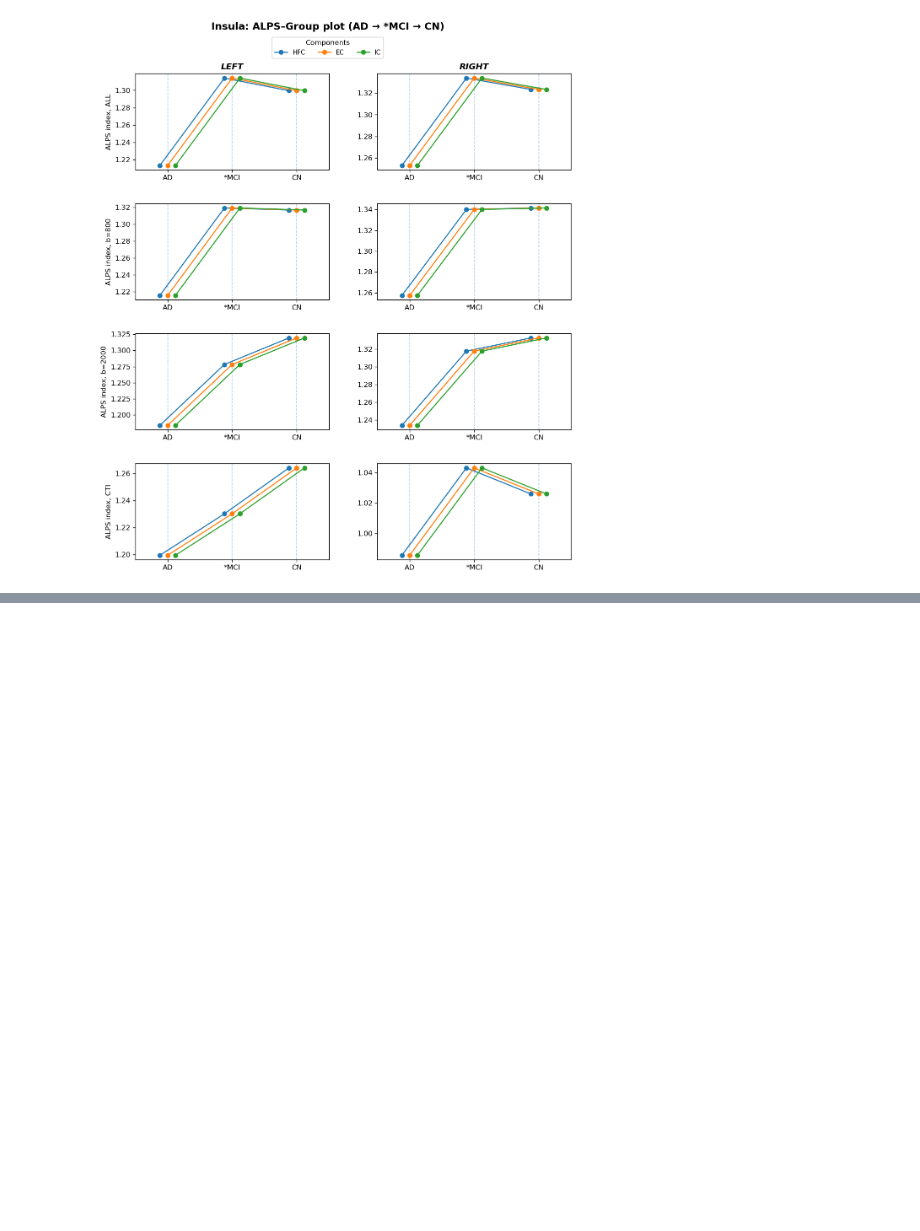
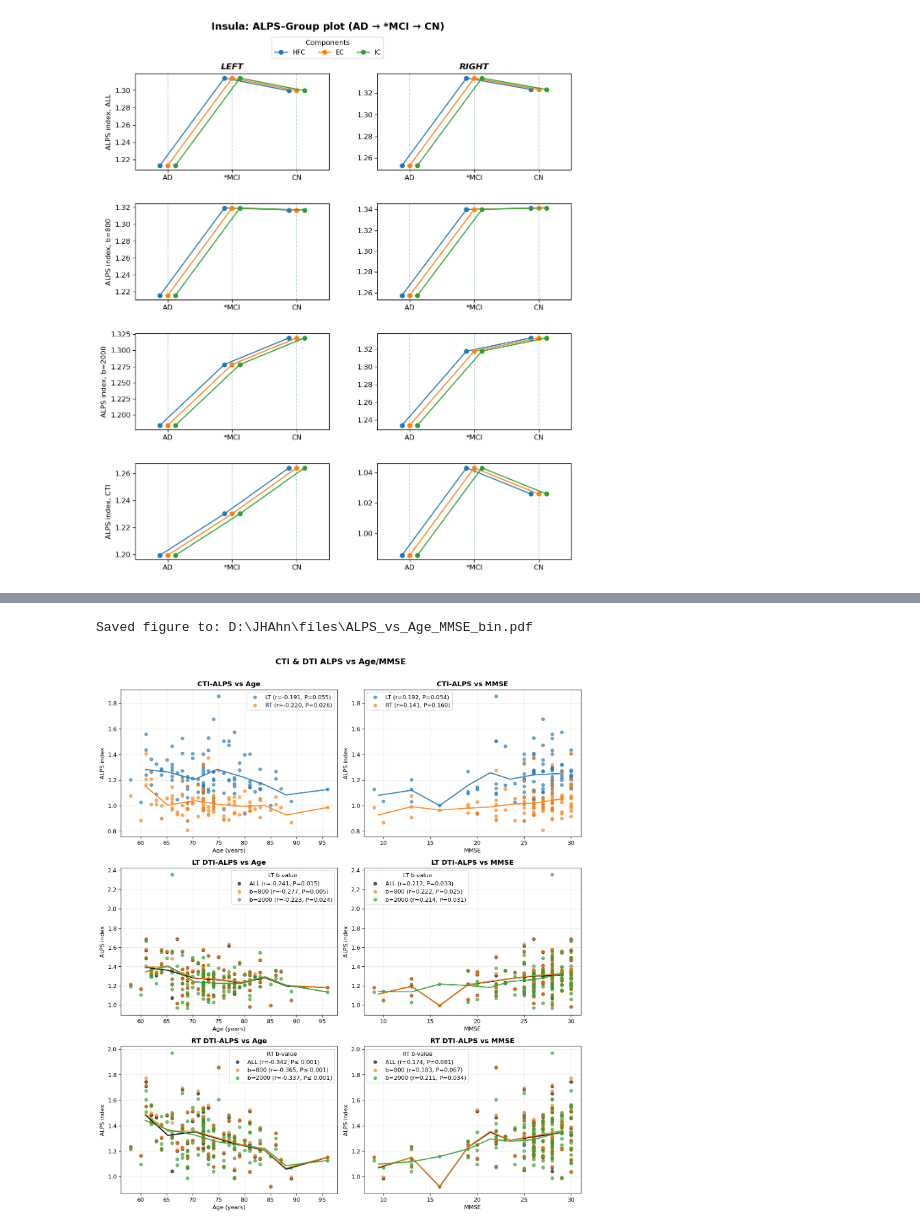
Before and after one commit to salsalGorani/KHNMC_ALPS, a Jupyter notebook: ALPS-Conductivity_Plotting.ipynb, the cells around one changed output, grey strips where cells are left out. Saved outputs shown, nothing was run; the diff lists cells and outputs as text; code cells hidden in the pictures; blank space fills up the shorter version.

```diff
--- a/ALPS-Conductivity_Plotting.ipynb
+++ b/ALPS-Conductivity_Plotting.ipynb
@@ -281,0 +487,12 @@ Saved: D:\JHAhn\files\ALPS_group_means_byCond_Insula.pdf
+# %%
+fig, axes = plot_cti_dti_vs_age_mmse(
+    df,
+    figsize=(12, 14),
+    dpi=120,
+    trend='bin',   # ols | bin
+    n_bins=8,      # trend='bin'일 때만 사용
+    savepath=os.path.join(base, "ALPS_vs_Age_MMSE_bin.pdf")
+)
+# %% [output]
+Saved figure to: D:\JHAhn\files\ALPS_vs_Age_MMSE_bin.pdf
+[figure, added]
```
Also changed, not shown: parts of 10 cells of this notebook.
